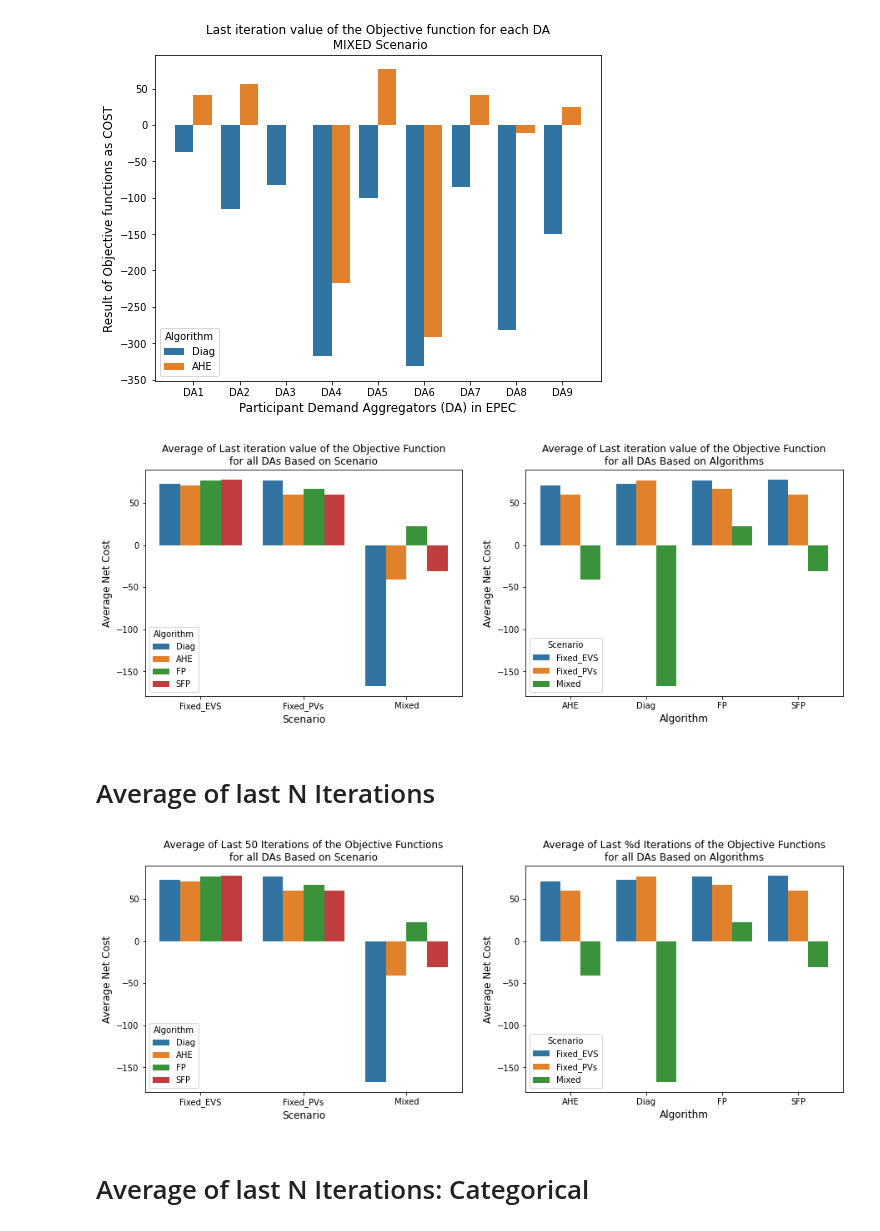
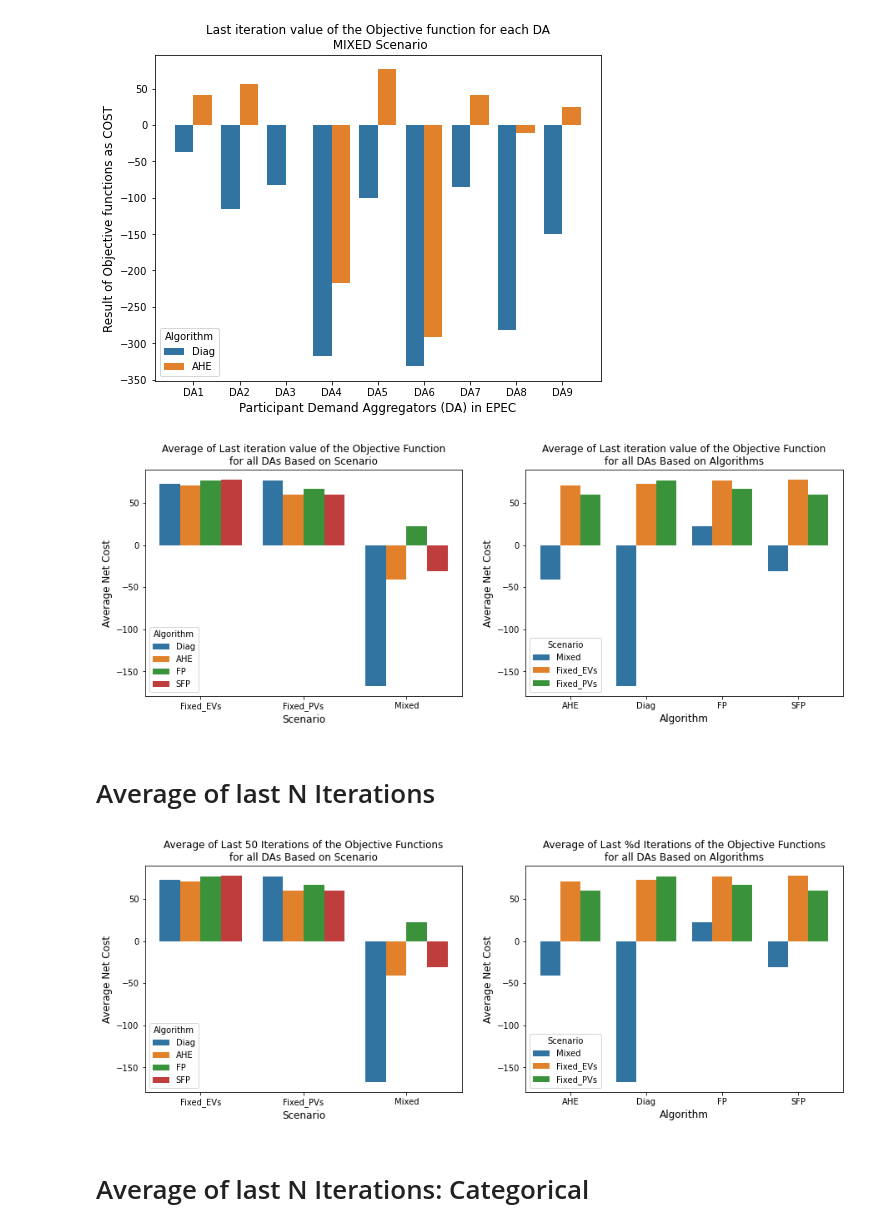
Before and after one commit to alirezakfz/PyomoModels, a Jupyter notebook: 08_SEST2022_DA_EQ/Results3/Plot/Journal_Objective_Function_Visualization_V01.ipynb, the cells around one changed output. Drawn from its saved outputs; the diff is of its cells as text; code cells hidden in the pictures.

```diff
--- a/08_SEST2022_DA_EQ/Results3/Plot/Journal_Objective_Function_Visualization_V01.ipynb
+++ b/08_SEST2022_DA_EQ/Results3/Plot/Journal_Objective_Function_Visualization_V01.ipynb
@@ -38,7 +38,7 @@ df_all = [df_diag_mixed, df_diag_PVs, df_diag_EVs,
 
 algo_list = ["Diag", "AHE", "FP", "SFP"]
 
-scen_list = ["Mixed", "Fixed_EVS", "Fixed_PVs"]
+scen_list = ["Mixed", "Fixed_EVs", "Fixed_PVs"]
 
 #****************************************************
 cat_dict = dict()
@@ -121,36 +121,38 @@ df_temp = pd.DataFrame({'Cost':cost, 'Algorithm':algo, 'DA':da, 'Scenario':scen}
 df_temp.Cost = pd.to_numeric(df_temp.Cost,  errors='coerce')
 
 # fig = plt.figure(figsize=(8,6))
 # ax = fig.add_subplot(1,1,1)
 
 fig, axes = plt.subplots(1, 2, figsize=(15, 5))
 
 order =['Diag', 'AHE', 'FP', 'SFP']
+h_order=['Mixed', 'Fixed_EVs', 'Fixed_PVs']
+
 sns.barplot(#data= df_temp.groupby(['Algorithm','DA']).mean().reset_index(),
             data=df_temp.groupby(['Algorithm','Scenario']).mean().reset_index(),
             x='Scenario',y='Cost' ,hue='Algorithm', hue_order=order,
             ax=axes[0]);
 
 axes[0].set_title('Average of Last iteration value of the Objective Function\nfor all DAs Based on Scenario', fontsize=12)
 axes[0].set_xlabel('Scenario',fontsize=12);
 axes[0].set_ylabel('Average Net Cost',fontsize=12);
 axes[0].plot()
 axes[0].set_rasterized(True)
 
 sns.barplot(#data= df_temp.groupby(['Algorithm','DA']).mean().reset_index(),
             data=df_temp.groupby(['Algorithm','Scenario']).mean().reset_index(),
-            x='Algorithm',y='Cost' ,hue='Scenario',
+            x='Algorithm',y='Cost' ,hue='Scenario', hue_order=h_order,
             ax=axes[1]);
 
 axes[1].set_title('Average of Last iteration value of the Objective Function\nfor all DAs Based on Algorithms', fontsize=12)
 axes[1].set_xlabel('Algorithm',fontsize=12);
 axes[1].set_ylabel('Average Net Cost',fontsize=12);
 axes[1].plot()
 axes[1].set_rasterized(True)
 
-fig.savefig("Obj_figures/Average_Last_Iter_Based_On_Scen_Algo.png", bbox_inches= 'tight')
+fig.savefig("Figures/Obj_Figures/Average_Last_Iter_Based_On_Scen_Algo.png", bbox_inches= 'tight')
 # %% [output]
-[figure, old version]
+[figure, new version]
 # %% [markdown]
 # Average of last N Iterations
 # %%
@@ -200,7 +202,7 @@ axes[0].set_rasterized(True)
 
 sns.barplot(#data= df_temp.groupby(['Algorithm','DA']).mean().reset_index(),
             data=df_temp.groupby(['Algorithm','Scenario']).mean().reset_index(),
-            x='Algorithm',y='Cost' ,hue='Scenario',
+            x='Algorithm',y='Cost' ,hue='Scenario', hue_order=h_order,
             ax=axes[1]);
 
 axes[1].set_title('Average of Last %d Iterations of the Objective Functions\nfor all DAs Based on Algorithms', fontsize=12)
@@ -209,9 +211,9 @@ axes[1].set_ylabel('Average Net Cost',fontsize=12);
 axes[1].plot()
 axes[1].set_rasterized(True)
 
-fig.savefig("Obj_figures/Average_Last_N_Iter_Based_On_Scen_Algo.png", bbox_inches= 'tight')
+fig.savefig("Figures/Obj_figures/Average_Last_N_Iter_Based_On_Scen_Algo.png", bbox_inches= 'tight')
 # %% [output]
-[figure, old version]
+[figure, new version]
 # %% [markdown]
 # Average of last N Iterations: Categorical
 # %%
```
Also changed, not shown: 2 other files.
